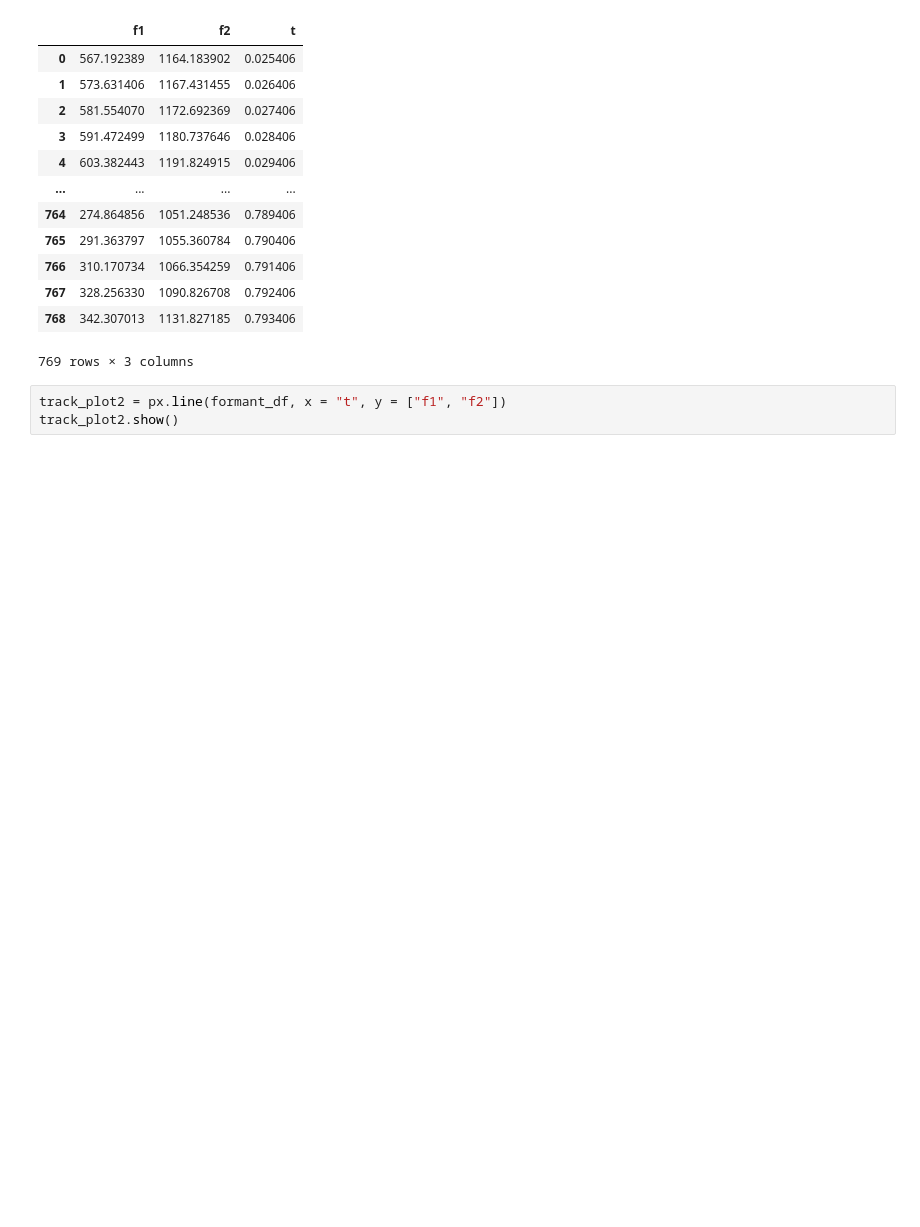
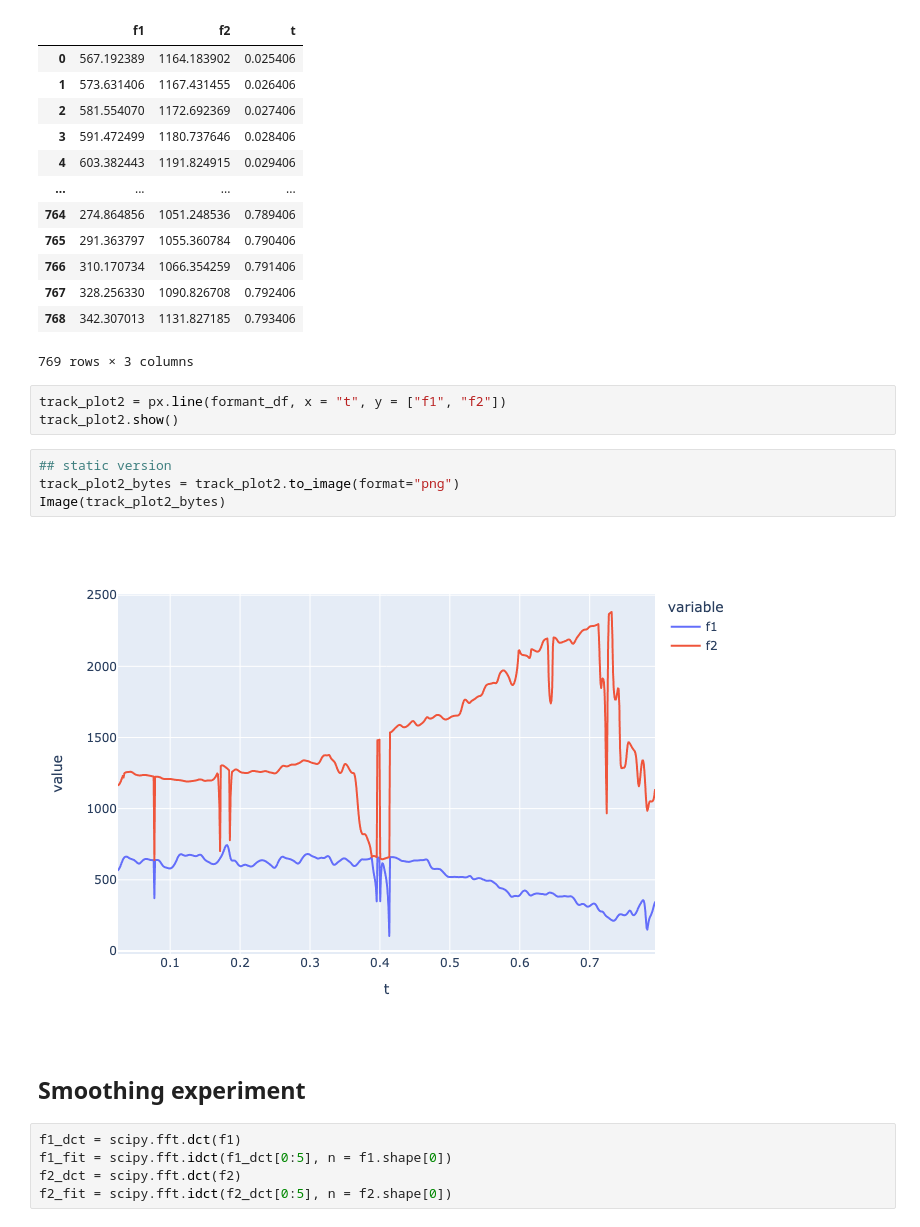
Before and after one commit to FastTrackiverse/fasttrackpy, a Jupyter notebook: dev_notebooks/formant_extraction.ipynb, the cells around one changed output. Saved outputs shown, nothing was run; the diff lists cells and outputs as text; blank space fills up the shorter version.

Commit message:
smoothing function added

```diff
--- a/dev_notebooks/formant_extraction.ipynb
+++ b/dev_notebooks/formant_extraction.ipynb
@@ -80,3 +89,16 @@ formant_df
 # %%
 track_plot2 = px.line(formant_df, x = "t", y = ["f1", "f2"])
 track_plot2.show()
+# %%
+## static version
+track_plot2_bytes = track_plot2.to_image(format="png")
+Image(track_plot2_bytes)
+# %% [output]
+[figure, added]
+# %% [markdown]
+## Smoothing experiment
+# %%
+f1_dct = scipy.fft.dct(f1)
+f1_fit = scipy.fft.idct(f1_dct[0:5], n = f1.shape[0])
+f2_dct = scipy.fft.dct(f2)
+f2_fit = scipy.fft.idct(f2_dct[0:5], n = f2.shape[0])
```
Also changed, not shown: parts of 13 cells of this notebook, 2 other files.
